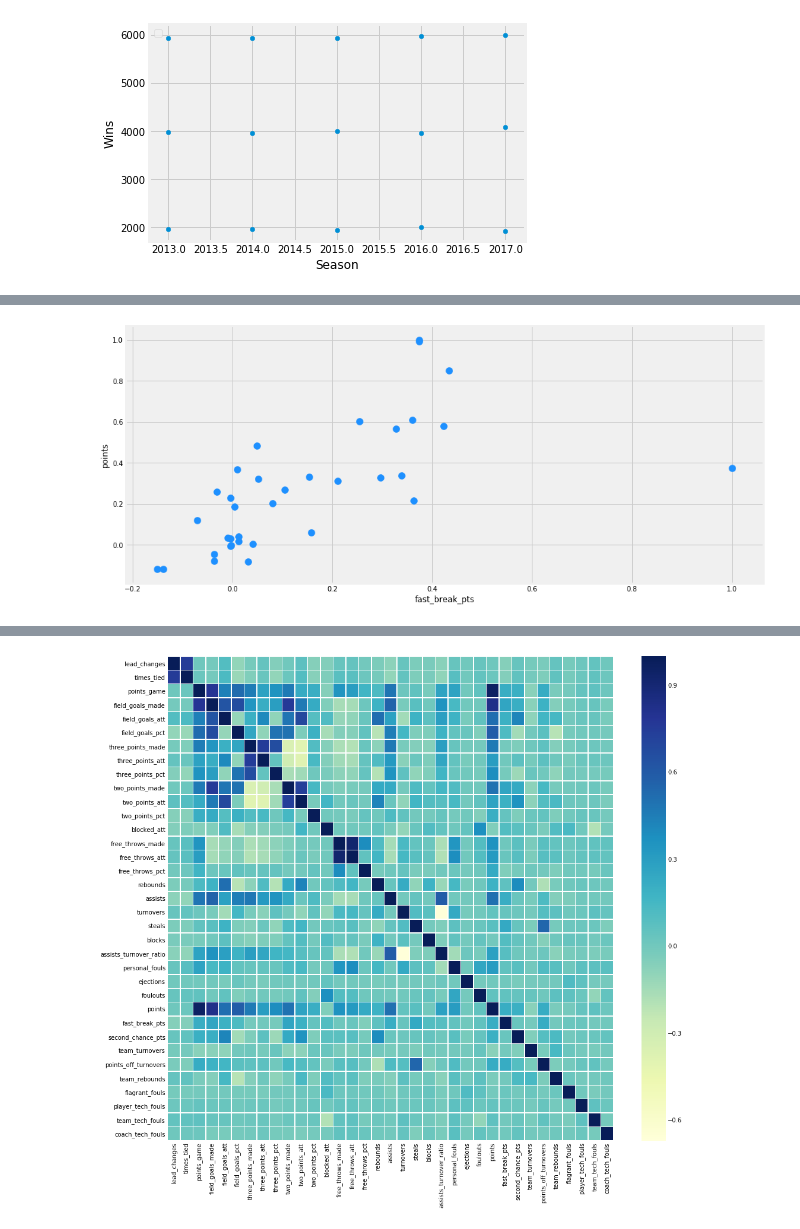
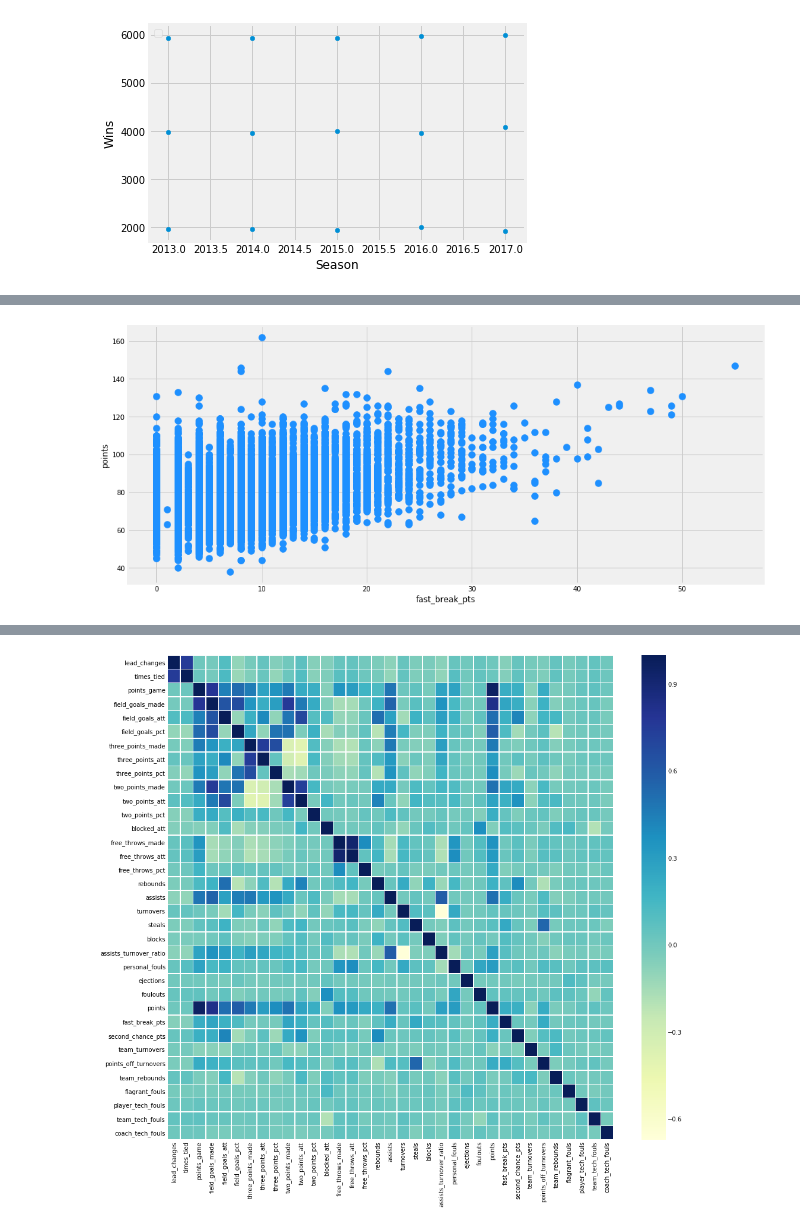
Before and after one commit to MohammedBhatti/code1, a Jupyter notebook: Capstone2.ipynb, the cells around one changed output, grey strips where cells are left out. Saved outputs shown, nothing was run; the diff lists cells and outputs as text; code cells hidden in the pictures.

```diff
--- a/Capstone2.ipynb
+++ b/Capstone2.ipynb
@@ -188,8 +201,8 @@ df.head()
 # %%
 # now we have a dataframe that we can analyze
 # lets make a copy for the home team
-# lets get all home_team = True
-df_home = df.loc[df['home_team'] == True].copy()
+# lets get all home_team = True and win = True
+df_home = df.loc[(df['home_team'] == True) & (df['win'] == True)].copy()
 df_home.reindex(axis=1)
 df_home.head()
 # %% [output]
@@ -345,8 +376,8 @@ df_home_wins_correlations.corr()
 # %%
 #df_home_wins_correlations.plot(x='assists', y='points', kind='scatter',
 #           color='dodgerblue', figsize=(15,7), s=100);
 
-df_home_wins_correlations.plot(x='fast_break_pts', y='points', kind='scatter',
+df_home.plot(x='fast_break_pts', y='points', kind='scatter',
            color='dodgerblue', figsize=(15,7), s=100);
 # %% [output]
-[figure, old version]
+[figure, new version]
```
Also changed, not shown: parts of 33 cells of this notebook.
